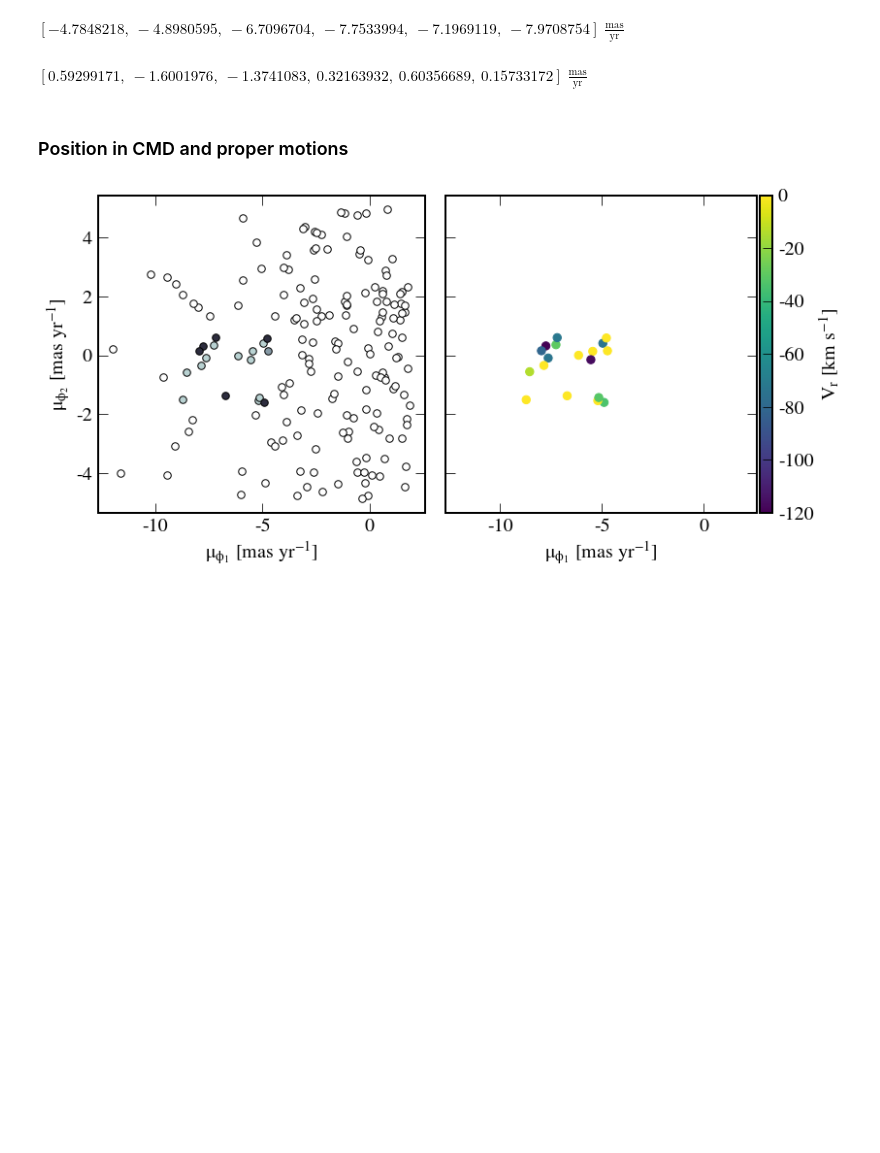
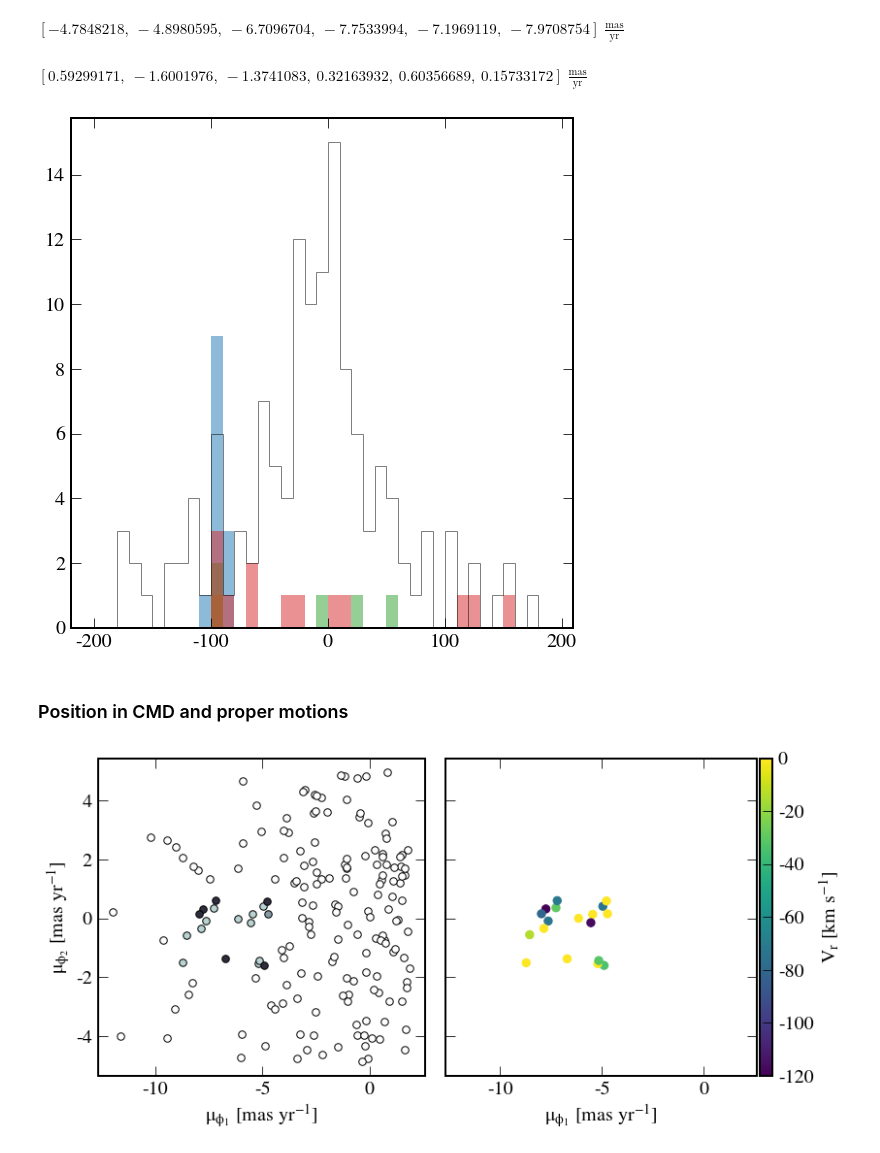
Before and after one commit to adrn/GD1-DR2, a Jupyter notebook: notebooks/spur_velocities.ipynb, the cells around one changed output. Saved outputs shown, nothing was run; the diff lists cells and outputs as text; code cells hidden in the pictures; blank space fills up the shorter version.

```diff
--- a/notebooks/spur_velocities.ipynb
+++ b/notebooks/spur_velocities.ipynb
@@ -124,3 +126,14 @@ $[0.59299171,~-1.6001976,~-1.3741083,~0.32163932,~0.60356689,~0.15733172] \; \ma
+# %%
+plt.hist(ts['VELOCITY'][ts['rank']==1], bins=vbins, alpha=0.5)
+plt.hist(ts['VELOCITY'][ts['rank']==2], bins=vbins, alpha=0.5)
+plt.hist(ts['VELOCITY'][ts['rank']==3], bins=vbins, alpha=0.5)
+plt.hist(ts['VELOCITY'][ts['rank']==4], bins=vbins, alpha=0.5)
+
+plt.hist(ts['VELOCITY'][ts['rank']==5], bins=vbins, alpha=0.5, histtype='step', color='k')
+
+plt.tight_layout()
+# %% [output]
+[figure, added]
 # %% [markdown]
 ### Position in CMD and proper motions
 # %%
```
Also changed, not shown: parts of 17 cells of this notebook.
